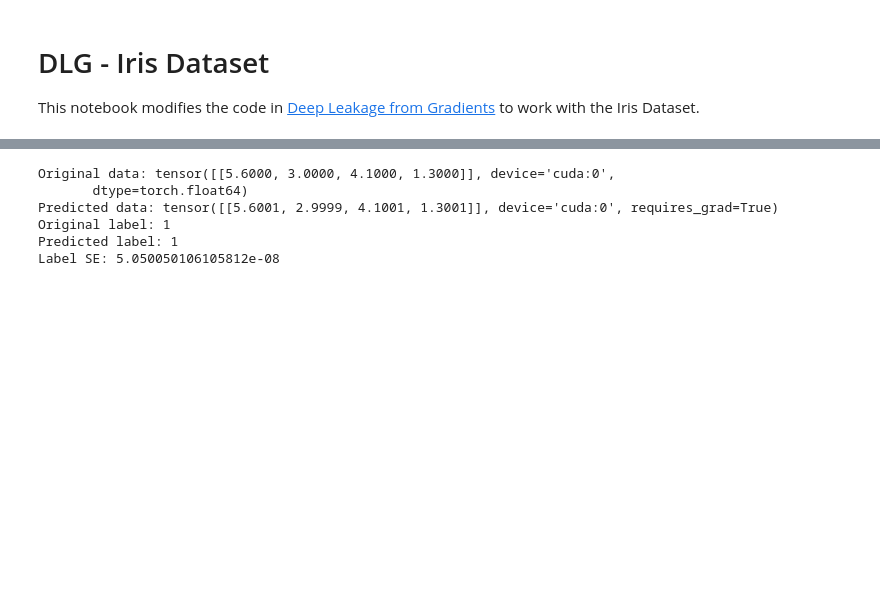
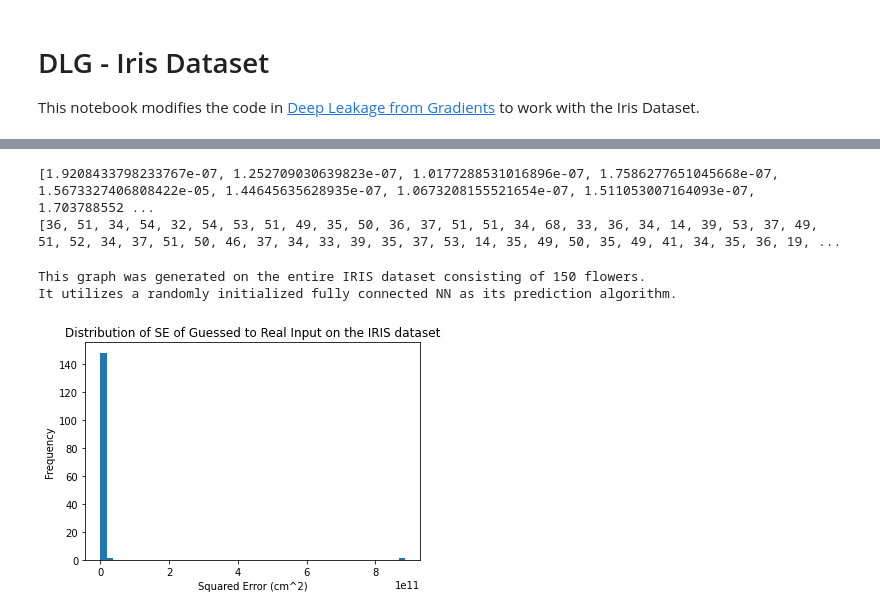
Before and after one commit to mgozon/DLG-UROP, a Jupyter notebook: DLG_Iris_Dataset.ipynb, the cells around one changed output, grey strips where cells are left out. Saved outputs shown, nothing was run; the diff lists cells and outputs as text; code cells hidden in the pictures; blank space fills up the shorter version.

Commit message:
Updated file to run DLG on the whole IRIS dataset

```diff
--- a/DLG_Iris_Dataset.ipynb
+++ b/DLG_Iris_Dataset.ipynb
@@ -161,14 +155,28 @@ prediction: tensor([[0.3793, 0.7277, 0.4417]], device='cuda:0', grad_fn=<ViewBac
-# %%
-# compare results
-print(f"Original data: {gt_data}")
-print(f"Predicted data: {dummy_data}")
-print(f"Original label: {gt_label.item()}")
-print(f"Predicted label: {torch.argmax(dummy_label).item()}")
-print(f"Label SE: {((gt_data - dummy_data)**2).sum()}");
-# %% [output]
-Original data: tensor([[5.6000, 3.0000, 4.1000, 1.3000]], device='cuda:0',
-       dtype=torch.float64)
-Predicted data: tensor([[5.6001, 2.9999, 4.1001, 1.3001]], device='cuda:0', requires_grad=True)
-Original label: 1
-Predicted label: 1
-Label SE: 5.050050106105812e-08
+# %%
+# testing DLG on entire flower dataset
+len = dst.data.shape[0]
+errors = []
+optimization_steps = []
+for i in range(len):
+    _, SE, steps = DLG(i, False)
+    errors.append(SE)
+    optimization_steps.append(steps)
+
+print(errors)
+print(optimization_steps)
+# %% [output]
+[1.9208433798233767e-07, 1.252709030639823e-07, 1.0177288531016896e-07, 1.7586277651045668e-07, 1.5673327406808422e-05, 1.44645635628935e-07, 1.0673208155521654e-07, 1.511053007164093e-07, 1.703788552 ...
+[36, 51, 34, 54, 32, 54, 53, 51, 49, 35, 50, 36, 37, 51, 51, 34, 68, 33, 36, 34, 14, 39, 53, 37, 49, 51, 52, 34, 37, 51, 50, 46, 37, 34, 33, 39, 35, 37, 53, 14, 35, 49, 50, 35, 49, 41, 34, 35, 36, 19, ...
+# %%
+# visually represent errors in a histogram
+plt.hist(errors, 50)
+plt.title('Distribution of SE of Guessed to Real Input on the IRIS dataset')
+plt.ylabel('Frequency')
+plt.xlabel('Squared Error (cm^2)')
+#plt.axis([0, 2, 0, 150])
+print('This graph was generated on the entire IRIS dataset consisting of 150 flowers.\nIt utilizes a randomly initialized fully connected NN as its prediction algorithm.')
+#plt.savefig('single-gradient-SE.png', dpi=300)
+# %% [output]
+This graph was generated on the entire IRIS dataset consisting of 150 flowers.
+It utilizes a randomly initialized fully connected NN as its prediction algorithm.
+[figure, added]
```
Also changed, not shown: parts of 7 cells of this notebook.
